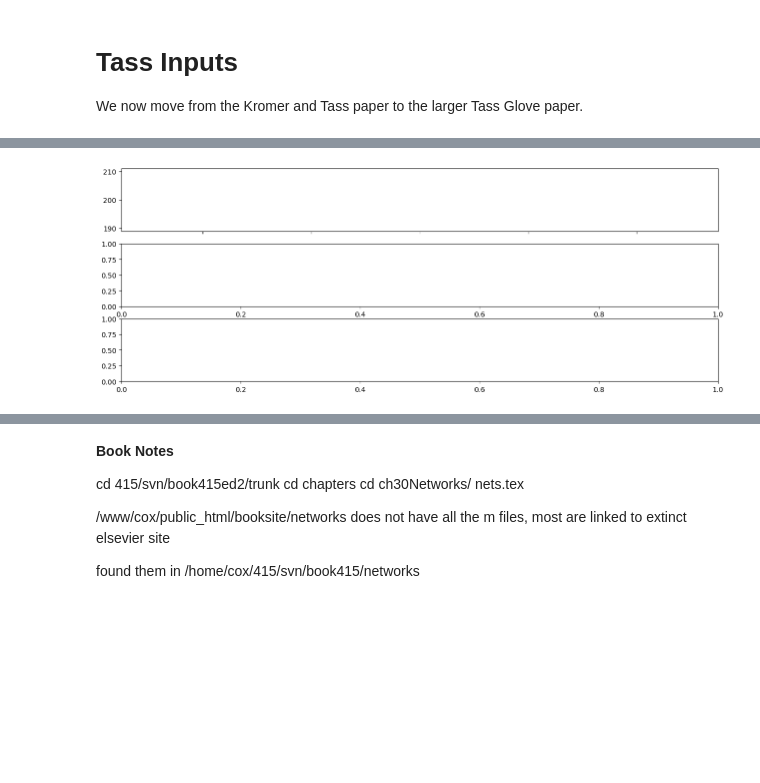
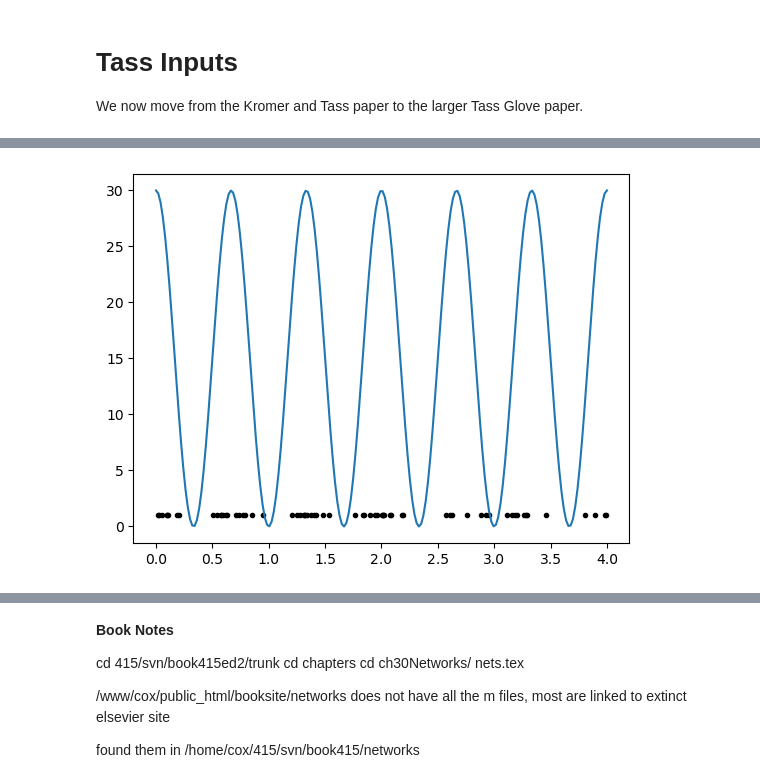
Before and after one commit to steve-cox-LA/EGlove, a Jupyter notebook: TassPlatform.ipynb, the cells around one changed output, grey strips where cells are left out. Saved outputs shown, nothing was run; the diff lists cells and outputs as text; code cells hidden in the pictures; blank space fills up the shorter version.

```diff
--- a/TassPlatform.ipynb
+++ b/TassPlatform.ipynb
@@ -810,7 +810,7 @@ for j in range(1,Nt):
 
     if np.any(events):
         n_events = events.sum()
-        g_noise[events] += kappa_noise
+        g_noise[events] += bE*kappa_noise
         next_noise[events] += rng.exponential(1000.0 / f_noise, size=n_events)
 
     V = ( (a - (gleak + gsyn + g_noise))*V + b ) /  (c + gsyn + g_noise)
@@ -1456,59 +1734,73 @@ ax3.set_xlabel('time (s)');
 # %%
-# a dynamic (on the fly) inhomogeneous Poisson
+# a dynamic (on the fly) inhomogeneous Poisson with class
 
 import numpy as np
 import matplotlib.pyplot as plt
-import math
 
-fig, (ax1, ax2, ax3) = plt.subplots(3, 1)
-plt.subplots_adjust(right=2, top=1, wspace=0.25)
+class NonHomogeneousPoissonSpikeGenerator:
+    def __init__(self, rate_function, dt=0.001):
+        """
+        Parameters:
+        -----------
+        rate_function : callable
+            A function lambda(t) that returns the instantaneous firing rate (Hz) at time t.
+        dt : float
+            Time step size in seconds (e.g., 0.001s = 1ms). Must be small enough
+            that rate_function(t) * dt << 1.
+        """
+        self.rate_func = rate_function
+        self.dt = dt
+        self.t = 0.0
 
-# generate sample paths of inhomogeneous Poisson process with oscillating rate
+    def step(self, t):
+        """
+        Advance the simulation by one time step `dt` at time `t`.
+        Returns True if a spike occurs, False otherwise.
+        """
+        # Instantaneous rate in Hz (spikes/sec)
+        lam = self.rate_func(t)
 
-dt = 0.1               # time step in ms
-Tfin = 100     # burst duration in ms
-Nt = math.ceil(Tfin/dt)
+        # Probability of a spike in small window dt
+        p_spike = lam * self.dt
 
-t_v = np.arange(0, T, dt) # 0:dt:T-dt
-f_s = 200                   # Hz
-y_v = 100*(np.cos(2*np.pi*f_s*t_v) + 1)
-ax1.plot(t_v, y_v)
-ax1.set_xticklabels([])
+        # Safety check to ensure valid probability
+        if p_spike > 1.0:
+            raise ValueError(
+                f"Rate {lam} Hz with dt={self.dt} gives p_spike={p_spike} > 1. "
+                "Reduce dt or adjust your rate function."
+            )
 
-n_ind = y_v.size
-#y_vdt = y_v*dt         # speed up integration step below
-#m_vect = np.zeros(100)   # generate 10 ms bins (100*dt bins times 100 gives 1s)
-m_vect = np.zeros(100)   # generate 1 ms bins (100*dt bins times 100 gives 0.1s)
+        # Bernoulli trial
+        return np.random.rand() < p_spike
 
-N = 250   # number of cells
-y_int = np.zeros(N)
+    def generate_trajectory(self, t_start, t_stop):
+        """
+        Generates a full spike train vector over [t_start, t_stop] on the fly.
+        """
+        time_vector = np.arange(t_start, t_stop, self.dt)
+        spikes = []
 
-for j in range(1,Nt):
+        for t in time_vector:
+            if self.step(t):
+                spikes.append(t)
 
-    t = j*dt
+        return np.array(spikes)
 
-    spk_ind = []
-    thres = np.random.exponential(1, N)
 
-    y_int += y_int + y_vdt
+# --- Example Usage ---
 
-    events = ( y_int >= thres )
+# Define a time-varying firing rate function, e.g., a baseline + sinusoidal modulation
+def my_rate_function(t):
+    # Baseline 20 Hz, oscillating between 5 Hz and 35 Hz
+    return 0.0 + 15.0 * (1 + np.cos(2.0 * np.pi * 1.5 * t) )
 
-    if np.any(events):
+# Initialize generator with 1 ms (0.001 s) resolution
+generator = NonHomogeneousPoissonSpikeGenerator(rate_function=my_rate_function, dt=0.001)
 
-        n_events = events.sum()
-        thresh[events] = np.exponential(1, size=n_events)
-        y_int[events] = 0
-        ax2.plot(t*np.ones(n_events), events>0)
-
-ax2.set_xticklabels([])
-
-m_vect = m_vect/n_sims   # average spike number in each bin
-m_vect = m_vect*1000   # convert to firing rate, 1/10 ms = 100 spk/s
-
-# generate a time vector centered at the middle of each bin, 5, 15, 25, ...
-t_m = np.linspace(0,100,100)*1e-3
-t_m = t_m - 5e-3
-ax3.plot(t_m,m_vect)
-ax3.set_xlabel('time (s)');
+# Generate spike times from t = 0 to t = 2 seconds
+spike_times = generator.generate_trajectory(t_start=0.0, t_stop=4.0)
+plt.plot(spike_times,np.ones(spike_times.size),'k.')
+t = np.linspace(0,4,200)
+plt.plot(t, my_rate_function(t))
+#print(f"Generated {len(spike_times)} spikes at times: {spike_times[:10]} ...")
 # %% [output]
@@ -1516 +1808 @@ ValueError: operands could not be broadcast together with shapes (250,) (1000,)
-[figure, old version]
+[figure, new version]
```
Also changed, not shown: parts of 13 cells of this notebook, 1 other file.
